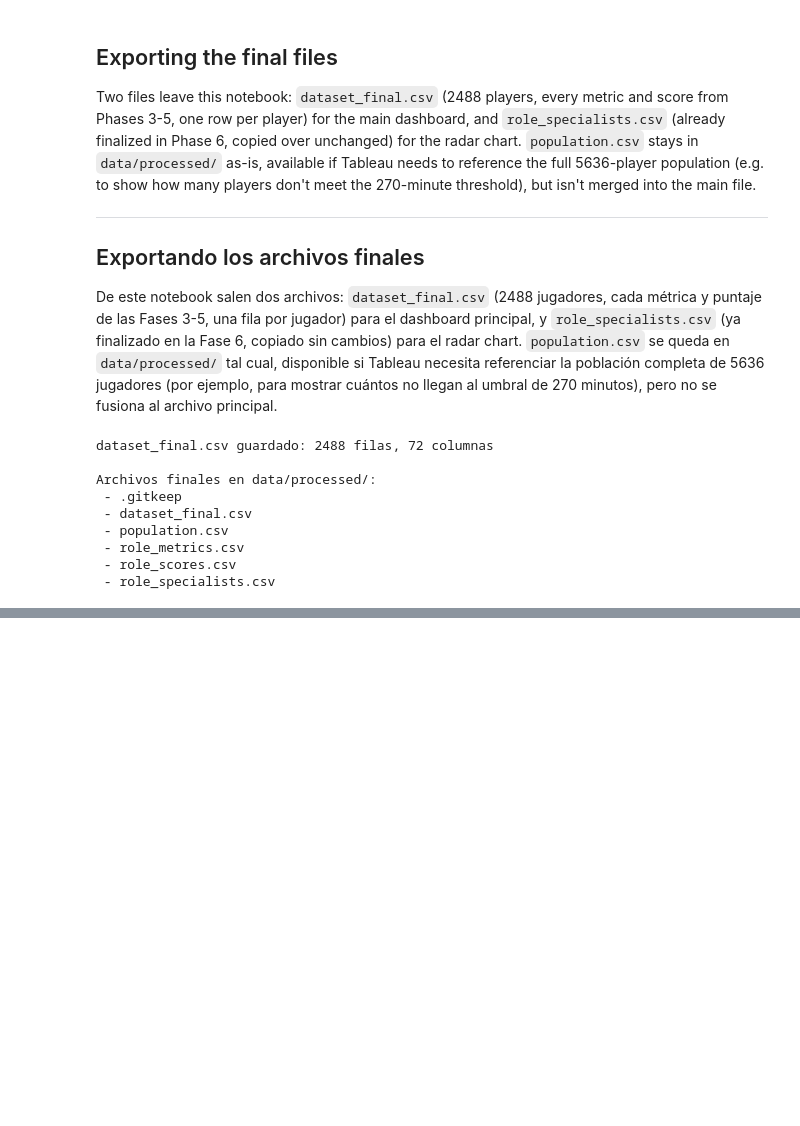
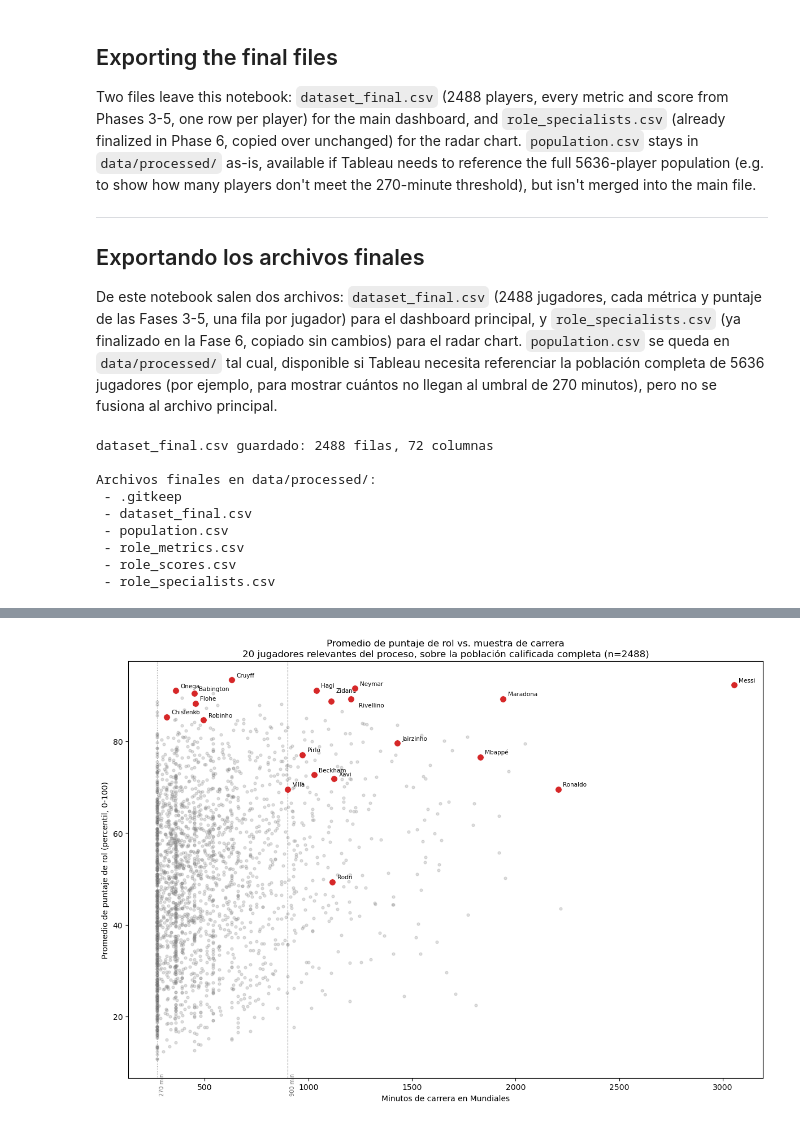
Before and after one commit to albertone448/messi-outlier, a Jupyter notebook: notebooks/07_dataset_final.ipynb, the cells around one changed output, grey strips where cells are left out. Saved outputs shown, nothing was run; the diff lists cells and outputs as text; code cells hidden in the pictures; blank space fills up the shorter version.

Commit message:
Final dataset integration + 4 preview visualizations (avg score vs minutes, elite-role distribution, parallel coordinates), career-arc and finisher-role interpretive notes

```diff
--- a/notebooks/07_dataset_final.ipynb
+++ b/notebooks/07_dataset_final.ipynb
@@ -138,0 +152,33 @@ Archivos finales en data/processed/:
+# %%
+fig, ax = plt.subplots(figsize=(12, 8.5))
+
+ax.scatter(dataset_final["minutesPlayed"], dataset_final["role_score_avg"],
+           alpha=0.25, s=12, color="gray", label="Población calificada (n=2488)")
+
+highlighted = dataset_final[dataset_final["name"].isin(process_players)]
+ax.scatter(highlighted["minutesPlayed"], highlighted["role_score_avg"],
+           color="#d62728", s=70, zorder=5, edgecolors="white", linewidths=0.5)
+
+# Offsets manuales solo para las dos etiquetas que se pisaban (Zidane/Rivellino)
+manual_offsets = {"Zidane": (6, 12), "Rivellino": (10, -10)}
+
+for _, row in highlighted.iterrows():
+    label = row["name"].split()[-1]
+    offset = manual_offsets.get(label, (6, 4))
+    ax.annotate(label, (row["minutesPlayed"], row["role_score_avg"]),
+                textcoords="offset points", xytext=offset, fontsize=7.5)
+
+ax.axvline(270, color="black", linestyle=":", linewidth=0.8, alpha=0.4)
+ax.axvline(900, color="black", linestyle="--", linewidth=0.8, alpha=0.4)
+ax.text(280, 3, "270 min", fontsize=7, alpha=0.6, rotation=90)
+ax.text(910, 3, "900 min", fontsize=7, alpha=0.6, rotation=90)
+
+ax.set_xlabel("Minutos de carrera en Mundiales")
+ax.set_ylabel("Promedio de puntaje de rol (percentil, 0-100)")
+ax.set_title("Promedio de puntaje de rol vs. muestra de carrera\n20 jugadores relevantes del proceso, sobre la población calificada completa (n=2488)")
+
+plt.tight_layout()
+plt.savefig("../reports/figures/avg_score_vs_minutes_full.png", dpi=150, bbox_inches="tight")
+plt.show()
+# %% [output]
+[figure, added]
```
Also changed, not shown: parts of 10 cells of this notebook, 7 other files.
